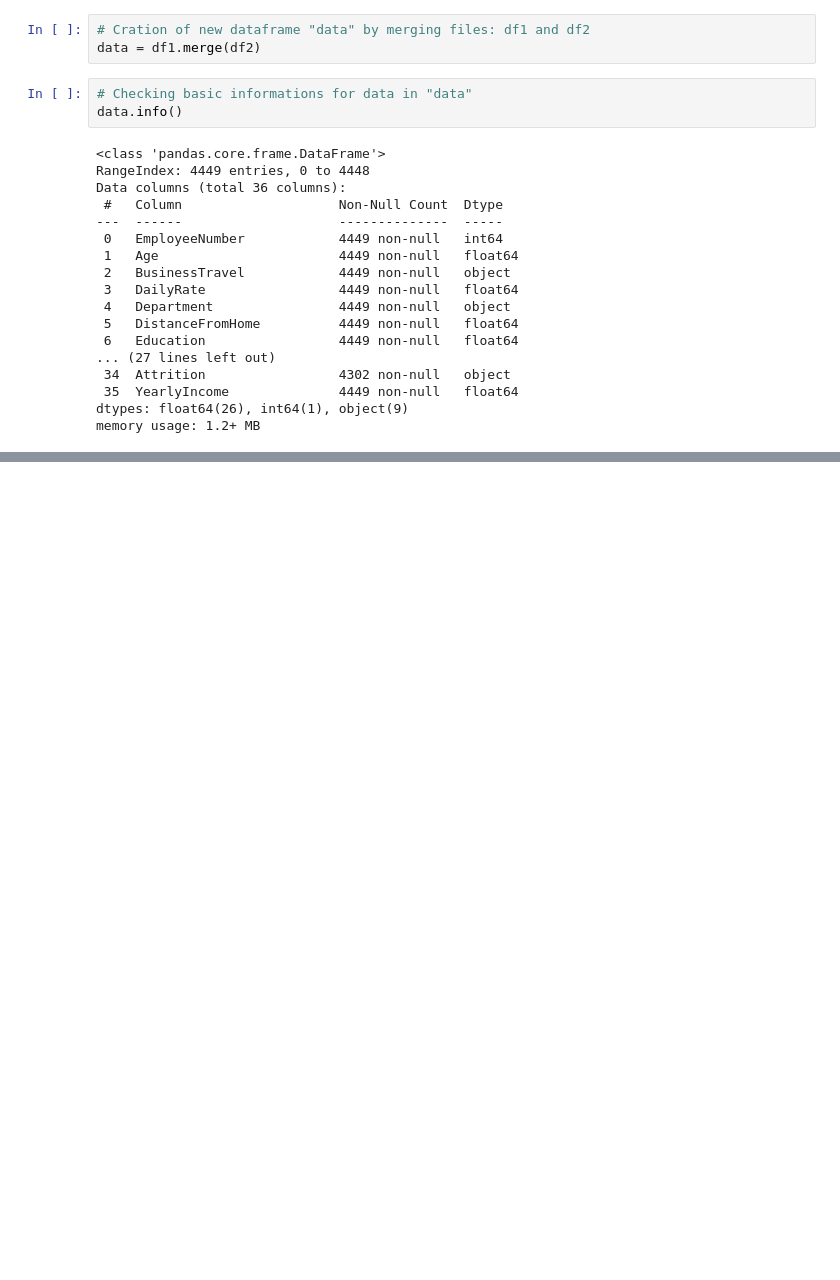
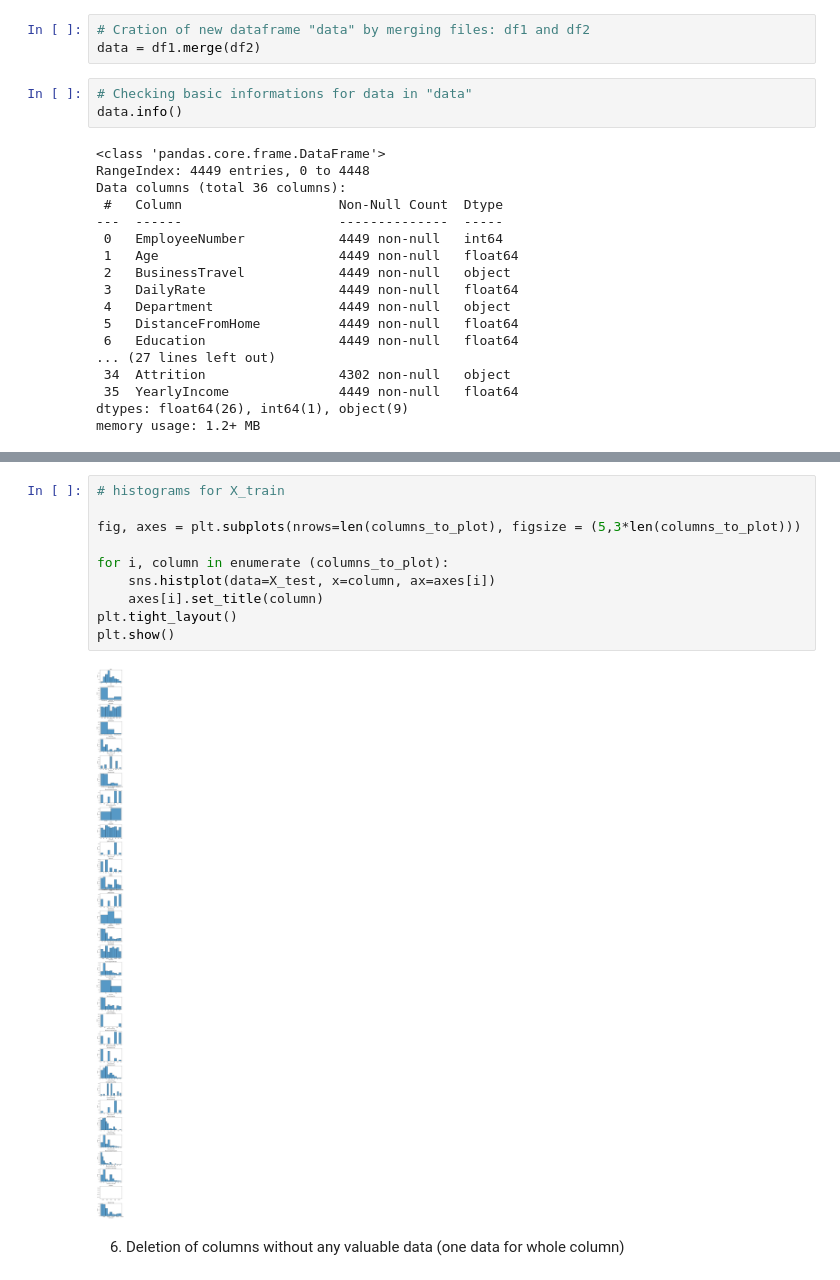
Before and after one commit to ARPDATA11/Klasyfikacja, a Jupyter notebook: Projekt.ipynb, the cells around one changed output, grey strips where cells are left out. Cells and saved outputs as stored; diff of their text form; blank space fills up the shorter version.

```diff
--- a/Projekt.ipynb
+++ b/Projekt.ipynb
@@ -777,0 +511,14 @@ X_train.isnull()
+# %%
+# histograms for X_train
+
+fig, axes = plt.subplots(nrows=len(columns_to_plot), figsize = (5,3*len(columns_to_plot)))
+
+for i, column in enumerate (columns_to_plot):
+    sns.histplot(data=X_test, x=column, ax=axes[i])
+    axes[i].set_title(column)
+plt.tight_layout()
+plt.show()
+# %% [output]
+[figure, added]
+# %% [markdown]
+6. Deletion of columns without any valuable data (one data for whole column)
```
Also changed, not shown: parts of 180 cells of this notebook, 4 other files.
